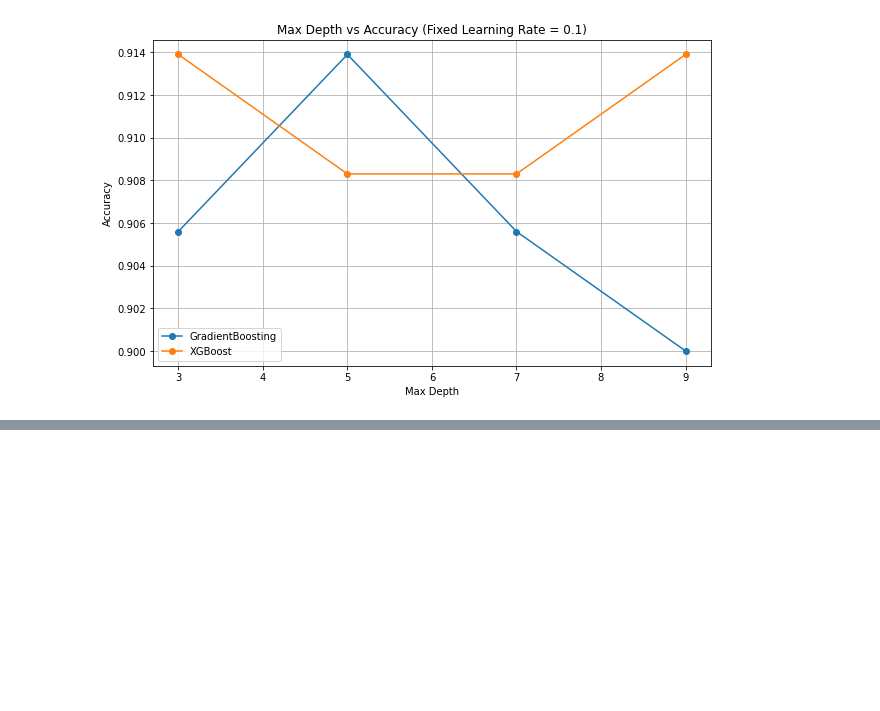
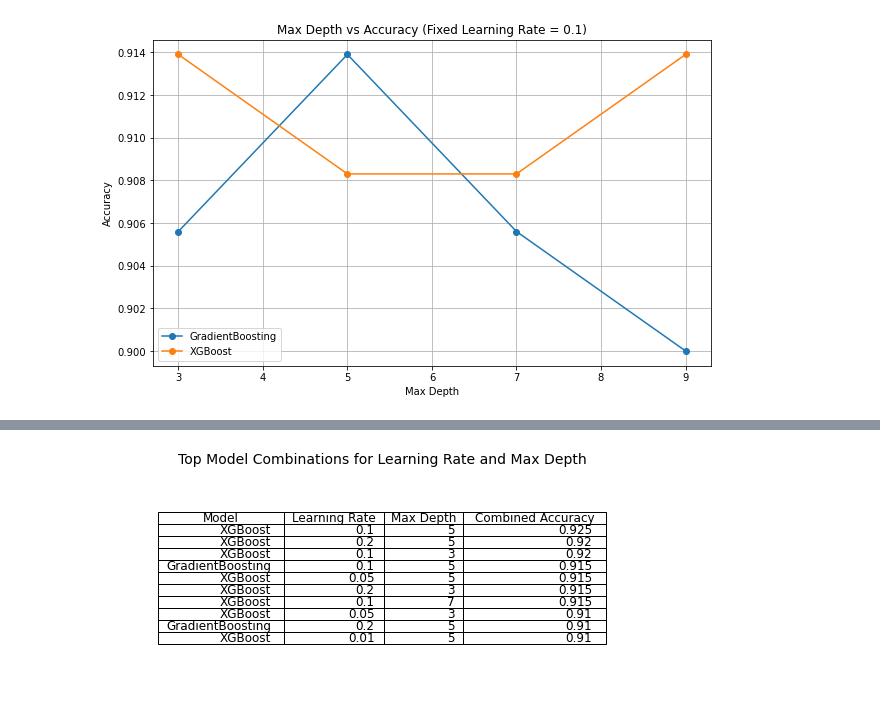
Before and after one commit to Abuynits/cs573_final_proj, a Jupyter notebook: Gradient Boosting/GB (Updated).ipynb, the cells around one changed output, grey strips where cells are left out. Saved outputs shown, nothing was run; the diff lists cells and outputs as text; code cells hidden in the pictures; blank space fills up the shorter version.

```diff
--- a/Gradient Boosting/GB (Updated).ipynb
+++ b/Gradient Boosting/GB (Updated).ipynb
@@ -346,0 +441,21 @@ XGBoost - Max Depth: 9, Learning Rate: 0.1, Accuracy: 0.9139
+# %%
+# Visualizing the top combinations as a table
+import matplotlib.pyplot as plt
+import pandas as pd
+
+# Ensure data types are correct for visualization
+best_combinations_df['Learning Rate'] = best_combinations_df['Learning Rate'].astype(str)
+best_combinations_df['Max Depth'] = best_combinations_df['Max Depth'].astype(int)
+
+# Plotting the table
+plt.figure(figsize=(10, 4))
+plt.axis('off')  # Turn off the axes
+table = plt.table(cellText=best_combinations_df.values, colLabels=best_combinations_df.columns, loc='center')
+table.auto_set_font_size(False)
+table.set_fontsize(12)
+table.auto_set_column_width(col=list(range(len(best_combinations_df.columns))))
+
+plt.title("Top Model Combinations for Learning Rate and Max Depth", fontsize=14)
+plt.show()
+# %% [output]
+[figure, added]
```
Also changed, not shown: parts of 8 cells of this notebook, 2 other files.
